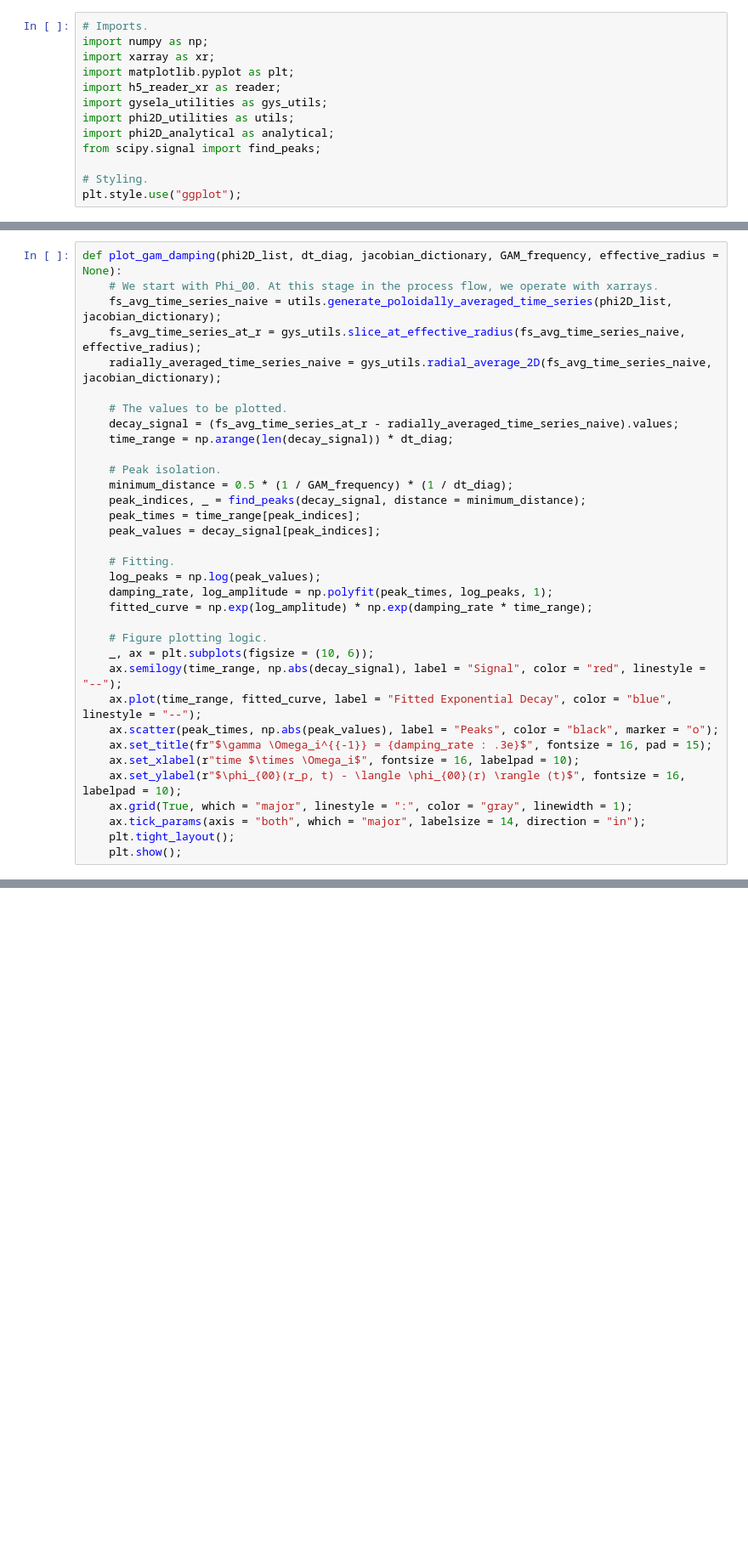
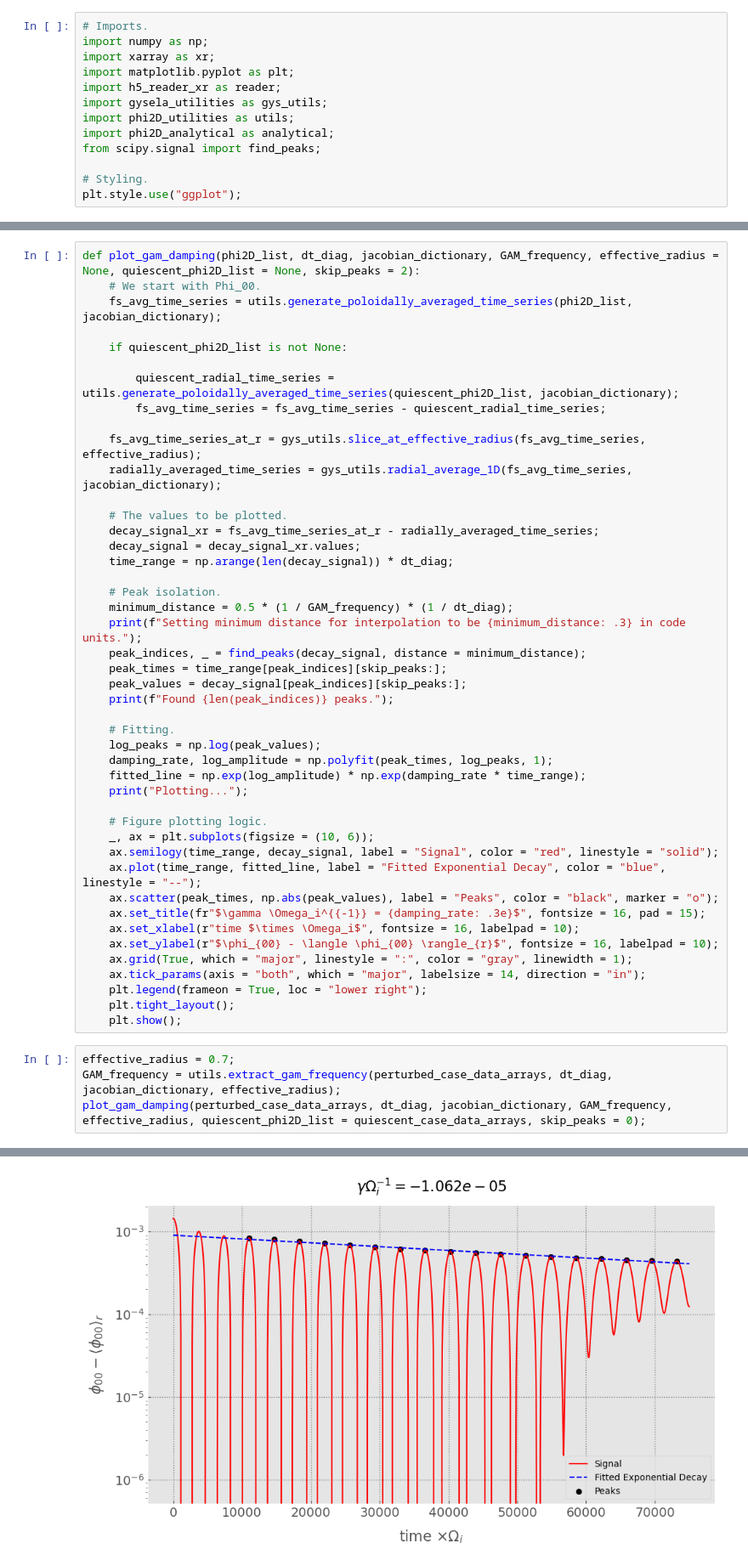
Before and after one commit to seferoni/GYSELA_utils, a Jupyter notebook: post-processing/scripts/exploratory_notebooks/gam_growth_rate.ipynb, the cells around one changed output, grey strips where cells are left out. Shown at 85% size. Saved outputs shown, nothing was run; the diff lists cells and outputs as text; blank space fills up the shorter version.

```diff
--- a/post-processing/scripts/exploratory_notebooks/gam_growth_rate.ipynb
+++ b/post-processing/scripts/exploratory_notebooks/gam_growth_rate.ipynb
@@ -20,34 +29,50 @@ jacobian_dictionary = reader.fetch_jacobian(directory_path);
 # %%
-def plot_gam_damping(phi2D_list, dt_diag, jacobian_dictionary, GAM_frequency, effective_radius = None):
-	# We start with Phi_00. At this stage in the process flow, we operate with xarrays.
-	fs_avg_time_series_naive = utils.generate_poloidally_averaged_time_series(phi2D_list, jacobian_dictionary);
-	fs_avg_time_series_at_r = gys_utils.slice_at_effective_radius(fs_avg_time_series_naive, effective_radius);
-	radially_averaged_time_series_naive = gys_utils.radial_average_2D(fs_avg_time_series_naive, jacobian_dictionary);
+def plot_gam_damping(phi2D_list, dt_diag, jacobian_dictionary, GAM_frequency, effective_radius = None, quiescent_phi2D_list = None, skip_peaks = 2):
+	# We start with Phi_00.
+	fs_avg_time_series = utils.generate_poloidally_averaged_time_series(phi2D_list, jacobian_dictionary);
+
+	if quiescent_phi2D_list is not None:
+
+		quiescent_radial_time_series = utils.generate_poloidally_averaged_time_series(quiescent_phi2D_list, jacobian_dictionary);
+		fs_avg_time_series = fs_avg_time_series - quiescent_radial_time_series;
+
+	fs_avg_time_series_at_r = gys_utils.slice_at_effective_radius(fs_avg_time_series, effective_radius);
+	radially_averaged_time_series = gys_utils.radial_average_1D(fs_avg_time_series, jacobian_dictionary);
 
 	# The values to be plotted.
-	decay_signal = (fs_avg_time_series_at_r - radially_averaged_time_series_naive).values;
+	decay_signal_xr = fs_avg_time_series_at_r - radially_averaged_time_series;
+	decay_signal = decay_signal_xr.values;
 	time_range = np.arange(len(decay_signal)) * dt_diag;
 
 	# Peak isolation.
 	minimum_distance = 0.5 * (1 / GAM_frequency) * (1 / dt_diag);
+	print(f"Setting minimum distance for interpolation to be {minimum_distance: .3} in code units.");
 	peak_indices, _ = find_peaks(decay_signal, distance = minimum_distance);
-	peak_times = time_range[peak_indices];
-	peak_values = decay_signal[peak_indices];
+	peak_times = time_range[peak_indices][skip_peaks:];
+	peak_values = decay_signal[peak_indices][skip_peaks:];
+	print(f"Found {len(peak_indices)} peaks.");
 
 	# Fitting.
 	log_peaks = np.log(peak_values);
 	damping_rate, log_amplitude = np.polyfit(peak_times, log_peaks, 1);
-	fitted_curve = np.exp(log_amplitude) * np.exp(damping_rate * time_range);
+	fitted_line = np.exp(log_amplitude) * np.exp(damping_rate * time_range);
+	print("Plotting...");
 
 	# Figure plotting logic.
 	_, ax = plt.subplots(figsize = (10, 6));
-	ax.semilogy(time_range, np.abs(decay_signal), label = "Signal", color = "red", linestyle = "--");
-	ax.plot(time_range, fitted_curve, label = "Fitted Exponential Decay", color = "blue", linestyle = "--");
+	ax.semilogy(time_range, decay_signal, label = "Signal", color = "red", linestyle = "solid");
+	ax.plot(time_range, fitted_line, label = "Fitted Exponential Decay", color = "blue", linestyle = "--");
 	ax.scatter(peak_times, np.abs(peak_values), label = "Peaks", color = "black", marker = "o");
-	ax.set_title(fr"$\gamma \Omega_i^{{-1}} = {damping_rate : .3e}$", fontsize = 16, pad = 15);
+	ax.set_title(fr"$\gamma \Omega_i^{{-1}} = {damping_rate: .3e}$", fontsize = 16, pad = 15);
 	ax.set_xlabel(r"time $\times \Omega_i$", fontsize = 16, labelpad = 10);
-	ax.set_ylabel(r"$\phi_{00}(r_p, t) - \langle \phi_{00}(r) \rangle (t)$", fontsize = 16, labelpad = 10);
+	ax.set_ylabel(r"$\phi_{00} - \langle \phi_{00} \rangle_{r}$", fontsize = 16, labelpad = 10);
 	ax.grid(True, which = "major", linestyle = ":", color = "gray", linewidth = 1);
 	ax.tick_params(axis = "both", which = "major", labelsize = 14, direction = "in");
+	plt.legend(frameon = True, loc = "lower right");
 	plt.tight_layout();
 	plt.show();
+# %%
+effective_radius = 0.7;
+GAM_frequency = utils.extract_gam_frequency(perturbed_case_data_arrays, dt_diag, jacobian_dictionary, effective_radius);
+plot_gam_damping(perturbed_case_data_arrays, dt_diag, jacobian_dictionary, GAM_frequency, effective_radius, quiescent_phi2D_list = quiescent_case_data_arrays, skip_peaks = 0);
+# %% [output]
@@ -53,0 +82 @@ def plot_gam_damping(phi2D_list, dt_diag, jacobian_dictionary, GAM_frequency, ef
+[figure, added]
```
Also changed, not shown: parts of 2 cells of this notebook, 3 other files.
